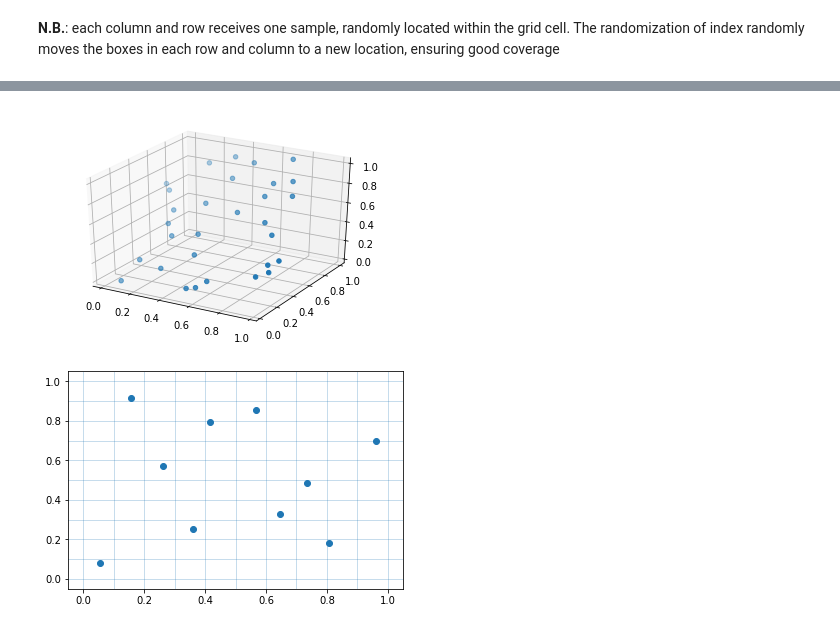
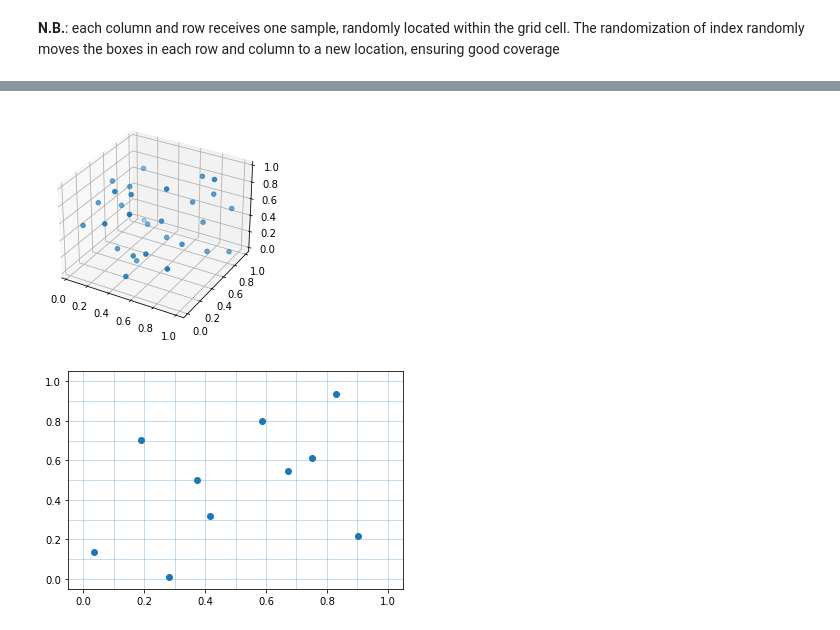
Before and after one commit to usnistgov/CEGO, a Jupyter notebook: notebooks/LatinHypercubeSampling.ipynb, the cells around one changed output, grey strips where cells are left out. Cells and saved outputs as stored; diff of their text form; code cells hidden in the pictures.

```diff
--- a/notebooks/LatinHypercubeSampling.ipynb
+++ b/notebooks/LatinHypercubeSampling.ipynb
@@ -71,20 +71,21 @@ plt.show()
 # %%
 # And now, with again a few more samples, this time in three dimensions
 Npop = 30
 Nparam = 3
+population, samples = generate(Npop, Nparam)
 fig = plt.figure()
 ax = fig.add_subplot(111, projection='3d')
-ax.scatter(population[:,0],population[:,1],population[:,1])
+ax.scatter(population[:,0],population[:,1],population[:,2])
 plt.show()
 # %% [output]
-[figure, old version]
+[figure, new version]
 # %%
 # And now with the C++ code...
 #
 # Plot our permuted LHS samples and the grid lines to confirm they are all distributed
 import PyCEGO
 Npop = 10
-Nparam = 2
+Nparam = 3
 population = PyCEGO.LHS_samples(Npop, Nparam)
 fig,ax = plt.subplots(1,1)
 for _x in np.linspace(0,1,Npop+1):
@@ -93,4 +94,4 @@ for _x in np.linspace(0,1,Npop+1):
 ax.plot(population[:,0],population[:,1],'o')
 plt.show()
 # %% [output]
-[figure, old version]
+[figure, new version]
```
Also changed, not shown: parts of 3 cells of this notebook, 1 other file.
